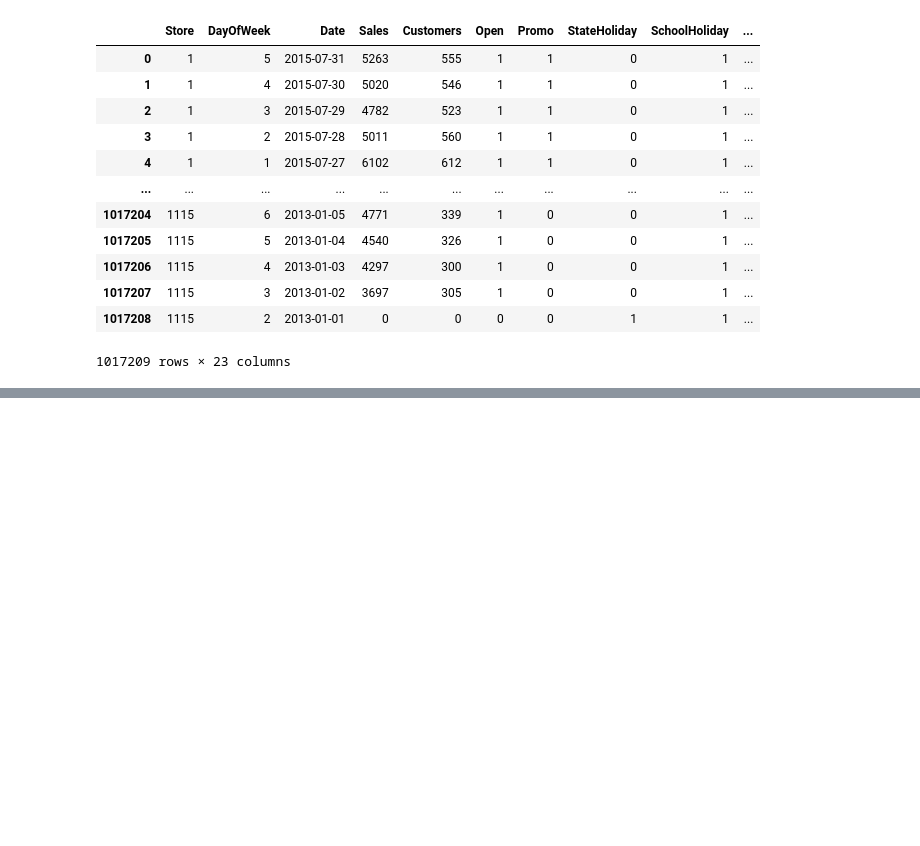
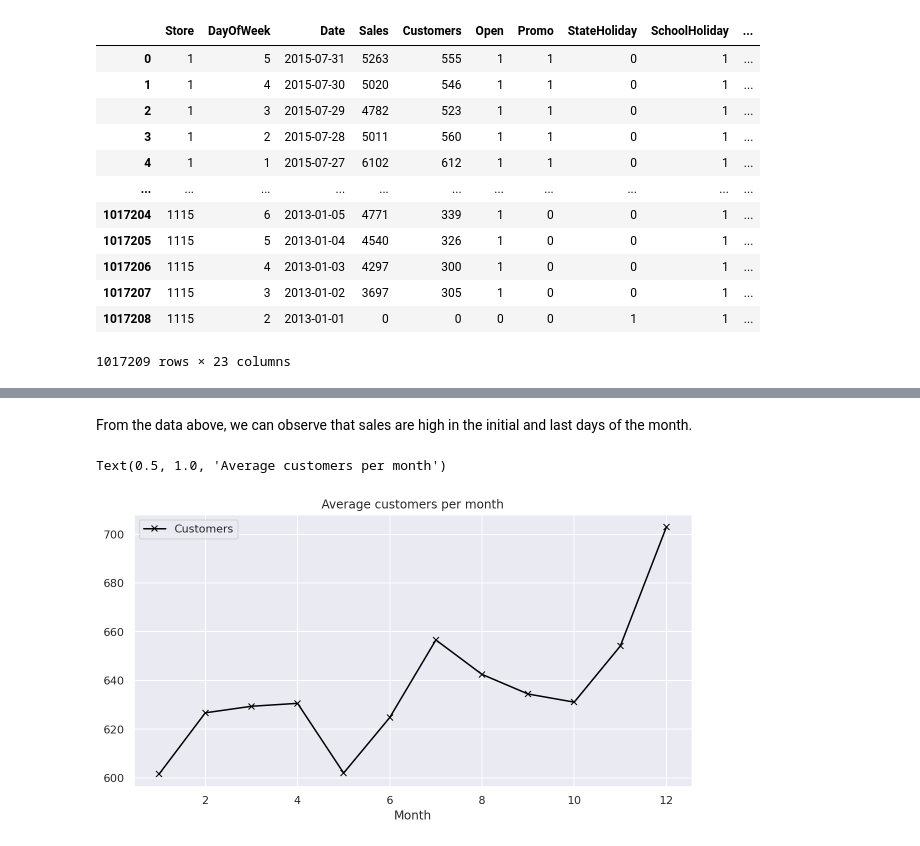
Before and after one commit to sanjayyanadi/Supervised_Regression_Model, a Jupyter notebook: Rossmann_Sales_Prediction_Capstone_Project.ipynb, the cells around one changed output, grey strips where cells are left out. Cells and saved outputs as stored; diff of their text form; code cells hidden in the pictures; blank space fills up the shorter version.

```diff
--- a/Rossmann_Sales_Prediction_Capstone_Project.ipynb
+++ b/Rossmann_Sales_Prediction_Capstone_Project.ipynb
@@ -227,0 +337,8 @@ df
+# %% [markdown]
+From the data above, we can observe that sales are high in the initial and last days of the month.
+# %%
+axis = df.groupby('Month')[['Customers']].mean().plot(figsize=(10,5), marker = 'x', color = 'black')
+axis.set_title('Average customers per month')
+# %% [output]
+Text(0.5, 1.0, 'Average customers per month')
+[figure, added]
```
Also changed, not shown: parts of 62 cells of this notebook.
